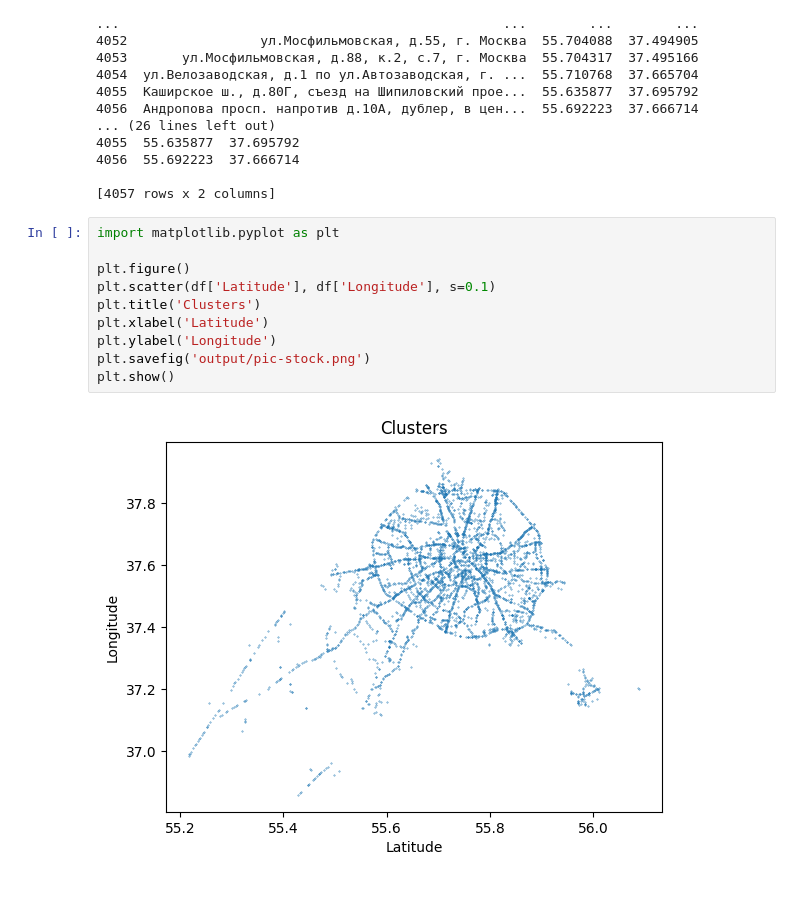
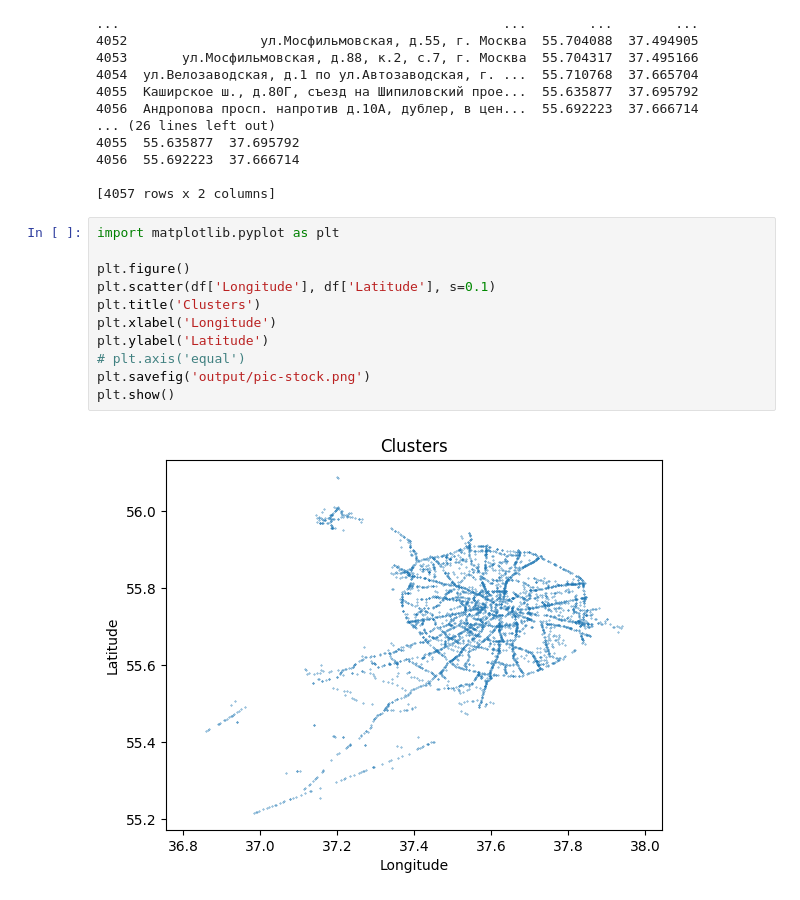
Before and after one commit to kolus-mospolytech/bigdata-7sem, a Jupyter notebook: task7/task7.ipynb, the cells around one changed output. Saved outputs shown, nothing was run; the diff lists cells and outputs as text.

```diff
--- a/task7/task7.ipynb
+++ b/task7/task7.ipynb
@@ -30,15 +30,16 @@ print(df)
 # %%
 import matplotlib.pyplot as plt
 
 plt.figure()
-plt.scatter(df['Latitude'], df['Longitude'], s=0.1)
+plt.scatter(df['Longitude'], df['Latitude'], s=0.1)
 plt.title('Clusters')
-plt.xlabel('Latitude')
-plt.ylabel('Longitude')
+plt.xlabel('Longitude')
+plt.ylabel('Latitude')
+# plt.axis('equal')
 plt.savefig('output/pic-stock.png')
 plt.show()
 # %% [output]
-[figure, old version]
+[figure, new version]
 # %%
 from sklearn.cluster import KMeans
 
```
Also changed, not shown: parts of 2 cells of this notebook, 9 other files.
